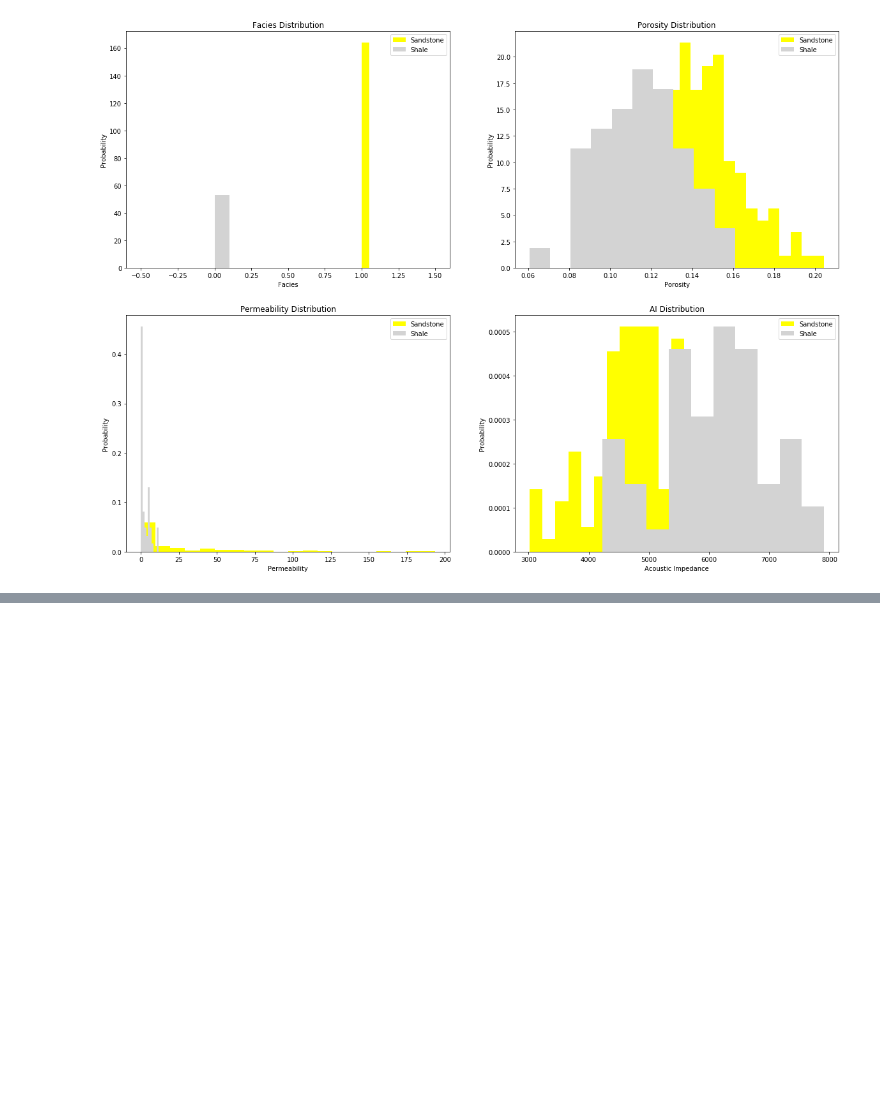
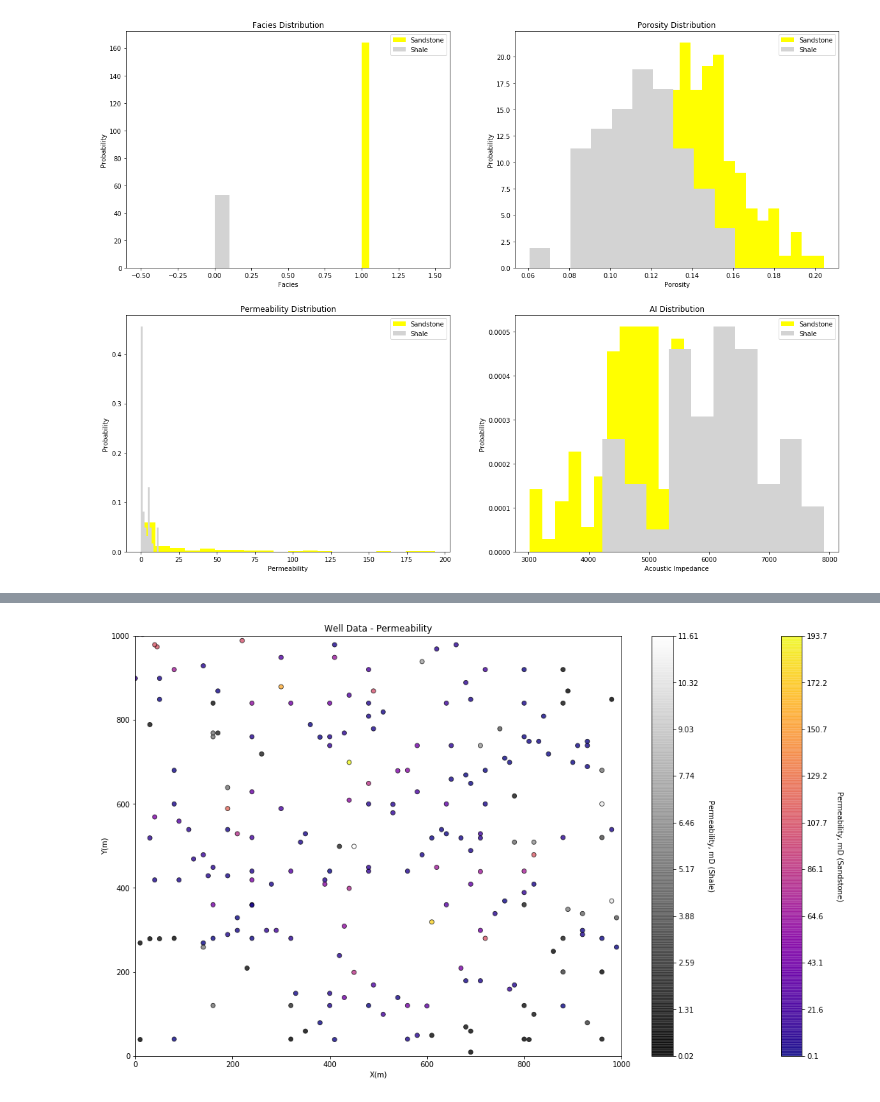
Before and after one commit to elbeejay/PGE383-Group1, a Jupyter notebook: Univariate_analysis.ipynb, the cells around one changed output, grey strips where cells are left out. Saved outputs shown, nothing was run; the diff lists cells and outputs as text; code cells hidden in the pictures; blank space fills up the shorter version.

```diff
--- a/Univariate_analysis.ipynb
+++ b/Univariate_analysis.ipynb
@@ -128,0 +163,15 @@ plt.show()
+# %%
+permmin_sand = np.amin(Sandstone_cleaned['Perm'].values)
+permmax_sand = np.amax(Sandstone_cleaned['Perm'].values)
+permmin_shale = np.amin(Shale_cleaned['Perm'].values)
+permmax_shale = np.amax(Shale_cleaned['Perm'].values)
+xmin = 0.0; xmax = 1000.0               # range of x values
+ymin = 0.0; ymax = 1000.0               # range of y values
+# %%
+GSLIB.locmap_st(Sandstone_cleaned,'X','Y','Perm',xmin,xmax,ymin,ymax,permmin_sand,permmax_sand,'Well Data - Permeability','X(m)','Y(m)','Permeability, mD (Sandstone)',plt.cm.plasma)
+GSLIB.locmap_st(Shale_cleaned,'X','Y','Perm',xmin,xmax,ymin,ymax,permmin_shale,permmax_shale,'Well Data - Permeability','X(m)','Y(m)','Permeability, mD (Shale)',plt.cm.gray)
+fig = plt.gcf()
+fig.set_size_inches(18.5, 10.5)
+plt.savefig('Permeability_all_loc',dpi=300,bbox_inches="tight")
+# %% [output]
+[figure, added]
```
Also changed, not shown: parts of 7 cells of this notebook.
